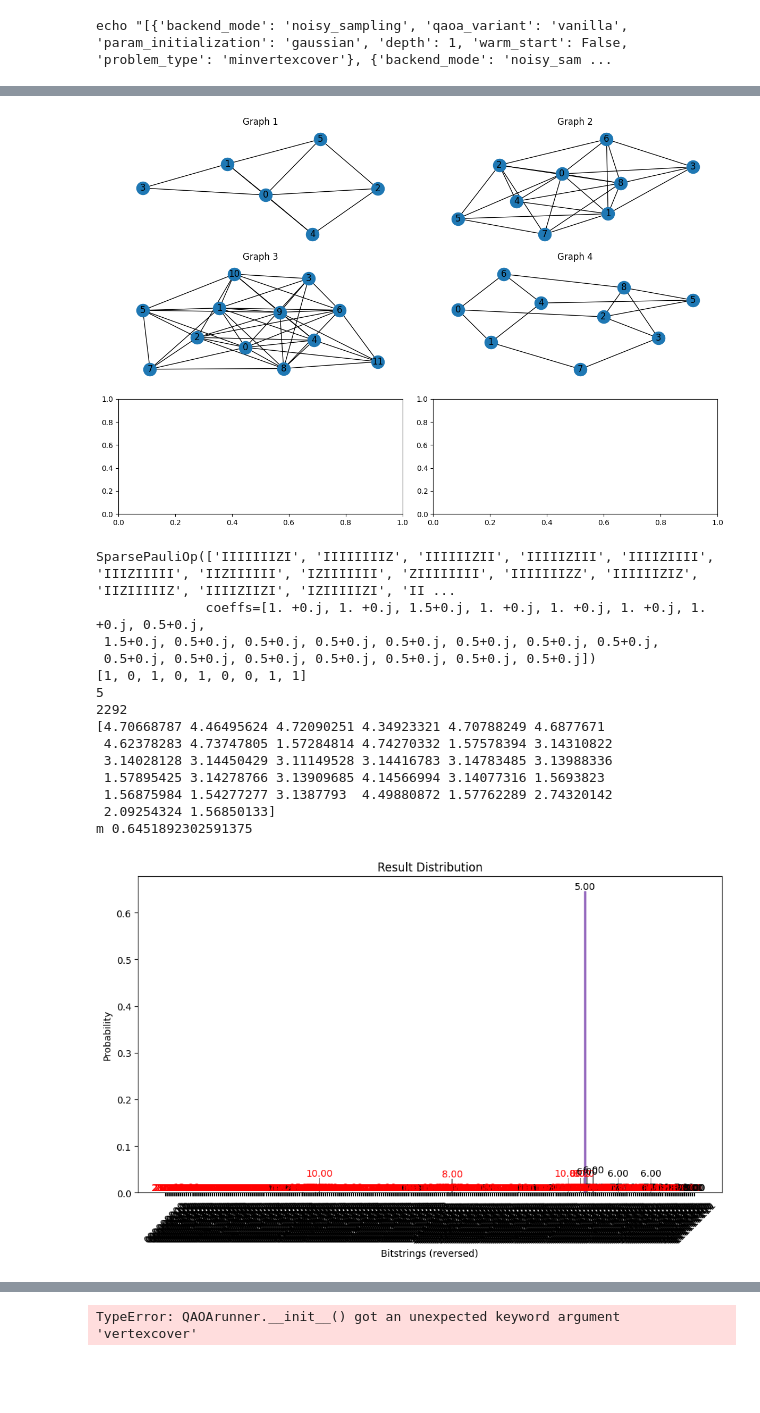
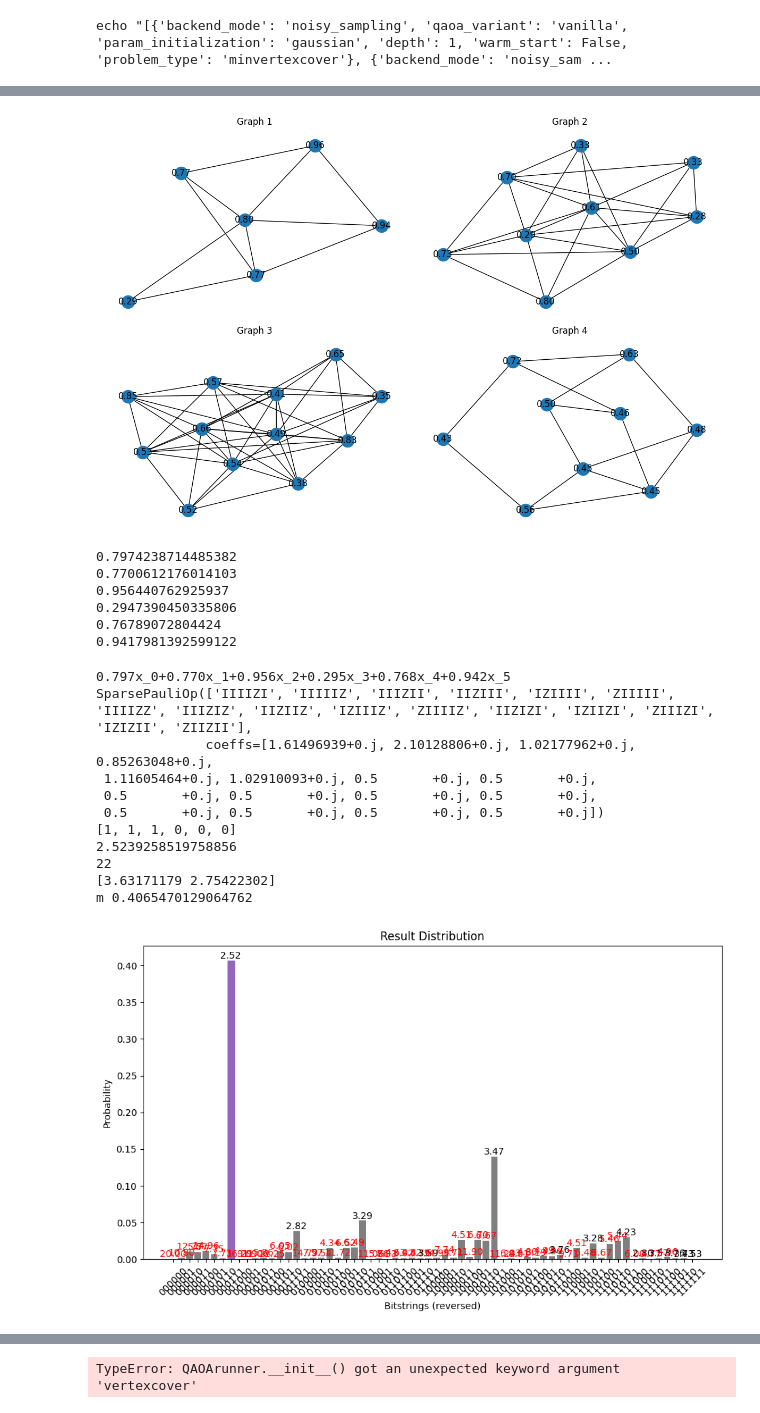
Before and after one commit to Smeidir/QAOA, a Jupyter notebook: tests.ipynb, the cells around one changed output, grey strips where cells are left out. Cells and saved outputs as stored; diff of their text form; code cells hidden in the pictures; blank space fills up the shorter version.

Commit message:
added weights to vertices + support for hamming distances correctly

```diff
--- a/tests.ipynb
+++ b/tests.ipynb
@@ -38,56 +57,63 @@ graphs = problem.get_erdos_renyi_graphs_paper1()
 
 import matplotlib.pyplot as plt
 
-fig, axes = plt.subplots(3,2, figsize=(12, 8))
+fig, axes = plt.subplots(2,2, figsize=(12, 8))
 axes = axes.flatten()
 
 for idx, graph in enumerate(graphs):
-    draw_graph(graph, ax=axes[idx], with_labels=True)
+    # Create a mapping from node indices to their values to use as labels
+
+    draw_graph(graph, ax=axes[idx], with_labels=True, labels=lambda node: f"{node:.2f}")
     axes[idx].set_title(f"Graph {idx+1}")
 
 plt.tight_layout()
 plt.show()
+for n in graphs[0].node_indices():
+    print(graphs[0][n])
 # %% [output]
-[figure, old version]
+[figure, new version]
+0.7974238714485382
+0.7700612176014103
+0.956440762925937
+0.2947390450335806
+0.76789072804424
+0.9417981392599122
 # %%
-
+graph = graphs[0]
 quantum = QAOArunner(graph=graph,
                      backend_mode = 'statevector',
                      param_initialization= 'gaussian',
-                     qaoa_variant='multiangle',
+                     qaoa_variant='vanilla',
                      optimizer='COBYLA',
                      depth =1,
                      problem_type='minvertexcover',
                      warm_start=True,
                      amount_shots = 1000,
                      max_tol = 1e-2,#lower shots and tolerance for faster runs
-
+                     hamming_dist = 2
                      )
 
 quantum.build_circuit()
 print(quantum.cost_hamiltonian)
 quantum.run()
 #print(f'Total time: {quantum.time_elapsed} in which {np.sum(quantum.runtimes)/quantum.time_elapsed:.2f}% was spent inside the cost_func_estimator and {1 - np.sum(quantum.runtimes)/quantum.time_elapsed:.2f} inside optimizer and help functions.')
 #removed timer statements from qaoa so above line does not work
 print(quantum.solution)
 print(quantum.evaluate_solution())
 print(quantum.fev)
 print(quantum.final_params)
 print('m',quantum.get_prob_measure_optimal())
 quantum.print_bitstrings()
 # %% [output]
-SparsePauliOp(['IIIIIIIZI', 'IIIIIIIIZ', 'IIIIIIZII', 'IIIIIZIII', 'IIIIZIIII', 'IIIZIIIII', 'IIZIIIIII', 'IZIIIIIII', 'ZIIIIIIII', 'IIIIIIIZZ', 'IIIIIIZIZ', 'IIZIIIIIZ', 'IIIIZIIZI', 'IZIIIIIZI', 'II ...
-              coeffs=[1. +0.j, 1. +0.j, 1.5+0.j, 1. +0.j, 1. +0.j, 1. +0.j, 1. +0.j, 0.5+0.j,
- 1.5+0.j, 0.5+0.j, 0.5+0.j, 0.5+0.j, 0.5+0.j, 0.5+0.j, 0.5+0.j, 0.5+0.j,
- 0.5+0.j, 0.5+0.j, 0.5+0.j, 0.5+0.j, 0.5+0.j, 0.5+0.j, 0.5+0.j])
-[1, 0, 1, 0, 1, 0, 0, 1, 1]
-5
-2292
-[4.70668787 4.46495624 4.72090251 4.34923321 4.70788249 4.6877671
- 4.62378283 4.73747805 1.57284814 4.74270332 1.57578394 3.14310822
- 3.14028128 3.14450429 3.11149528 3.14416783 3.14783485 3.13988336
- 1.57895425 3.14278766 3.13909685 4.14566994 3.14077316 1.5693823
- 1.56875984 1.54277277 3.1387793  4.49880872 1.57762289 2.74320142
- 2.09254324 1.56850133]
-m 0.6451892302591375
+0.797x_0+0.770x_1+0.956x_2+0.295x_3+0.768x_4+0.942x_5
+SparsePauliOp(['IIIIZI', 'IIIIIZ', 'IIIZII', 'IIZIII', 'IZIIII', 'ZIIIII', 'IIIIZZ', 'IIIZIZ', 'IIZIIZ', 'IZIIIZ', 'ZIIIIZ', 'IIZIZI', 'IZIIZI', 'ZIIIZI', 'IZIZII', 'ZIIZII'],
+              coeffs=[1.61496939+0.j, 2.10128806+0.j, 1.02177962+0.j, 0.85263048+0.j,
+ 1.11605464+0.j, 1.02910093+0.j, 0.5       +0.j, 0.5       +0.j,
+ 0.5       +0.j, 0.5       +0.j, 0.5       +0.j, 0.5       +0.j,
+ 0.5       +0.j, 0.5       +0.j, 0.5       +0.j, 0.5       +0.j])
+[1, 1, 1, 0, 0, 0]
+2.5239258519758856
+22
+[3.63171179 2.75422302]
+m 0.4065470129064762
-[figure, old version]
+[figure, new version]
```
Also changed, not shown: parts of 4 cells of this notebook, 5 other files.
